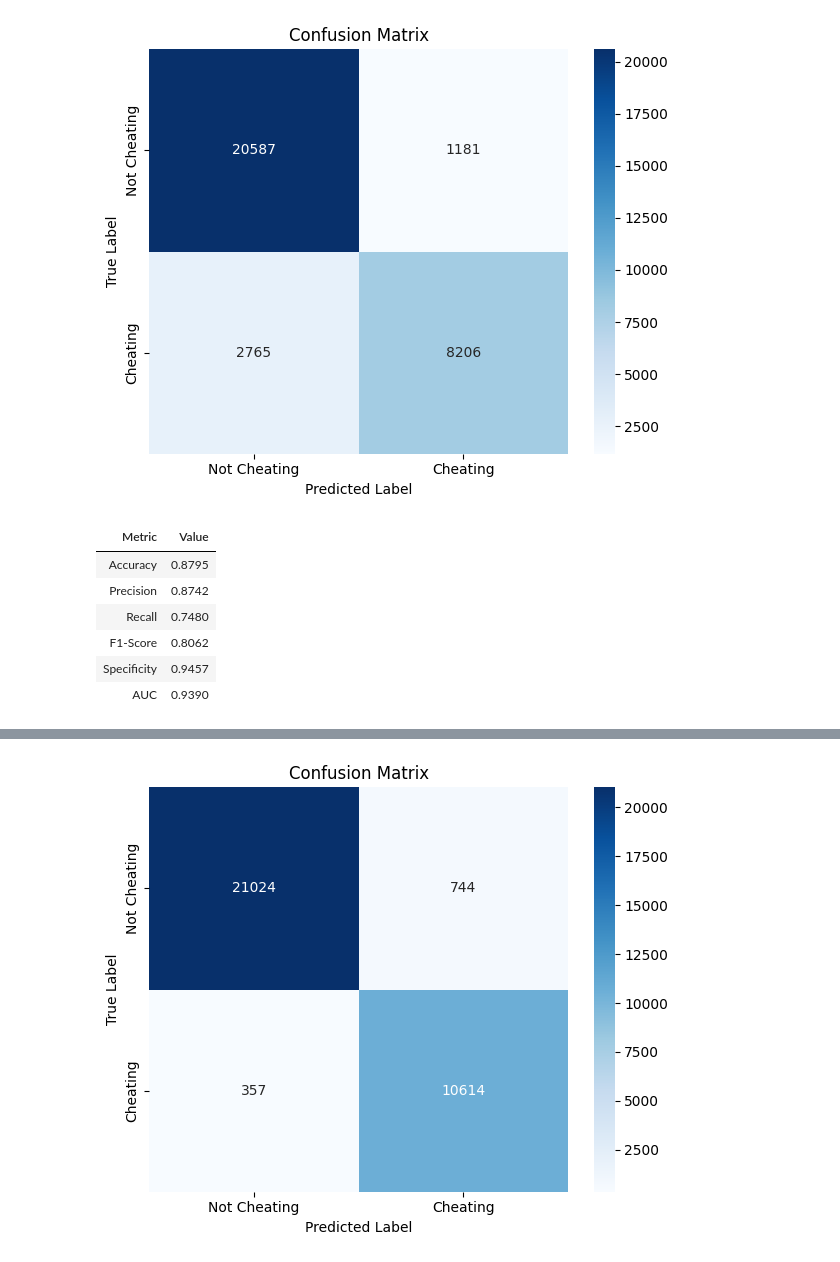
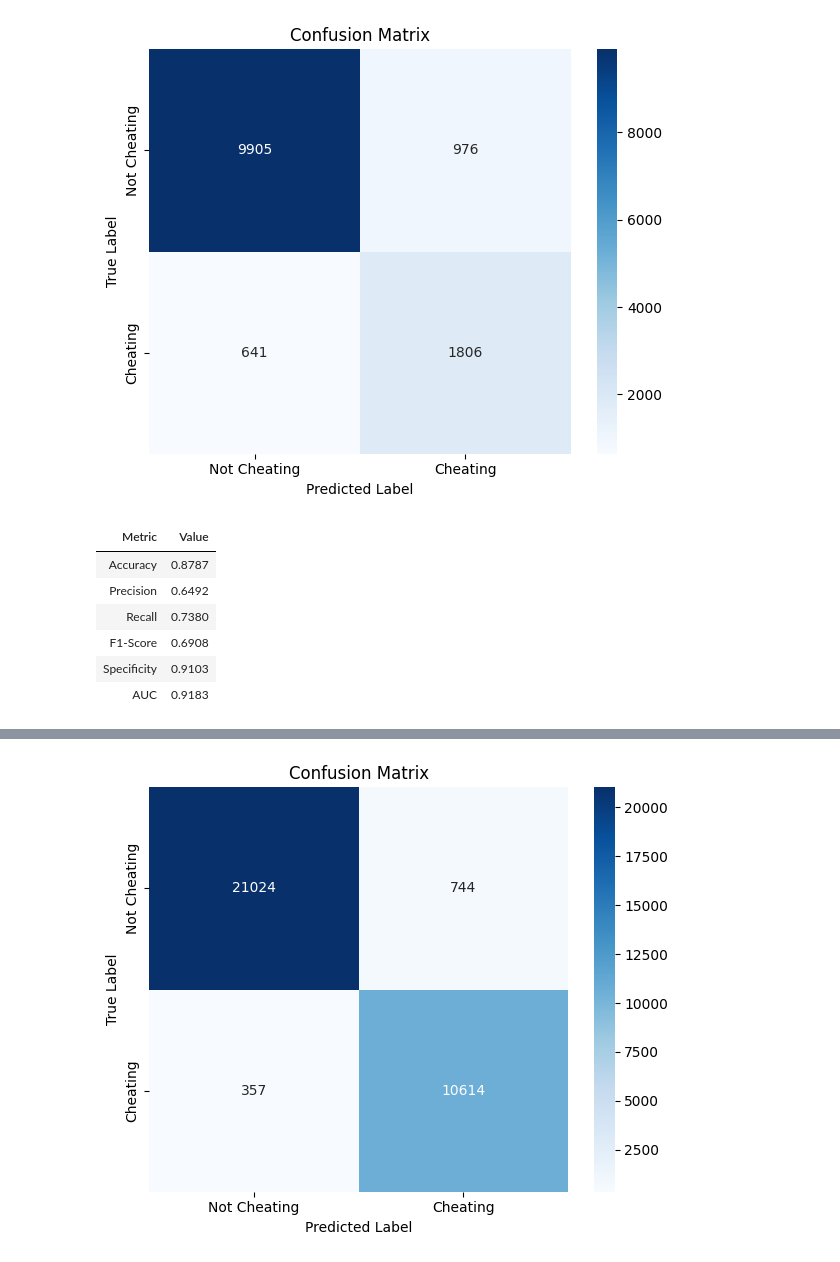
Before and after one commit to Pinkvinus/CS2_cheat_detection, a Jupyter notebook: Transformer/visualization/visualize_testing.ipynb, the cells around one changed output, grey strips where cells are left out. Saved outputs shown, nothing was run; the diff lists cells and outputs as text; code cells hidden in the pictures.

Commit message:
add pe visualisation

```diff
--- a/Transformer/visualization/visualize_testing.ipynb
+++ b/Transformer/visualization/visualize_testing.ipynb
@@ -9,20 +9,22 @@ checkpoint_path_1024 = r"C:\Users\Gert\repos\CS2_cheat_detection\Transformer\che
 checkpoint_path_1024_lr1e5 = r"C:\Users\Gert\repos\CS2_cheat_detection\Transformer\checkpoints\model_1024_epoch_99_lr1e-3_testdata.pth"
 # checkpoint_path_1024 = r"C:\Users\gluzk\source\repos\CS2_cheat_detection\Transformer\checkpoints\model_1024_epoch_99_testdata.pth"
 # checkpoint_path_1024_lr1e5 = r"C:\Users\gluzk\source\repos\CS2_cheat_detection\Transformer\checkpoints\model_1024_epoch_99_lr1e-3_testdata.pth"
+checkpoint_path_256_2layer_2head_176ff = r"C:\Users\gluzk\source\repos\CS2_cheat_detection\Transformer\checkpoints\model_256_epoch_14_2layer_2head_176ff_testdata.pth"
 # %%
-metrics_1024 = load_testing_checkpoint(checkpoint_path_1024)
-metrics_1024_lr1e5 = load_testing_checkpoint(checkpoint_path_1024_lr1e5)
+# metrics_1024 = load_testing_checkpoint(checkpoint_path_1024)
+# metrics_1024_lr1e5 = load_testing_checkpoint(checkpoint_path_1024_lr1e5)
+metrics = load_testing_checkpoint(checkpoint_path_256_2layer_2head_176ff)
 # %%
-plot_confusion_matrix(metrics_1024['tp'], metrics_1024['fp'], metrics_1024['tn'], metrics_1024['fn'])
-specificity = metrics_1024['tn'] / (metrics_1024['tn']+metrics_1024['fp'])
-show_metrics(metrics_1024['accuracy'], metrics_1024['precision'], metrics_1024['recall'], metrics_1024['f1'], specificity, metrics_1024['roc'])
-plot_roc_curve(metrics_1024['y_true'], metrics_1024['y_scores'])
+plot_confusion_matrix(metrics['tp'], metrics['fp'], metrics['tn'], metrics['fn'])
+specificity = metrics['tn'] / (metrics['tn']+metrics['fp'])
+show_metrics(metrics['accuracy'], metrics['precision'], metrics['recall'], metrics['f1'], specificity, metrics['roc'])
+plot_roc_curve(metrics['y_true'], metrics['y_scores'])
 # %% [output]
-[figure, old version]
+[figure, new version]
 | Metric | Value |
-| Accuracy | 0.8795 |
-| Precision | 0.8742 |
-| Recall | 0.7480 |
-| F1-Score | 0.8062 |
-| Specificity | 0.9457 |
-| AUC | 0.9390 |
+| Accuracy | 0.8787 |
+| Precision | 0.6492 |
+| Recall | 0.7380 |
+| F1-Score | 0.6908 |
+| Specificity | 0.9103 |
+| AUC | 0.9183 |
```
Also changed, not shown: parts of 1 cell of this notebook, 3 other files.
